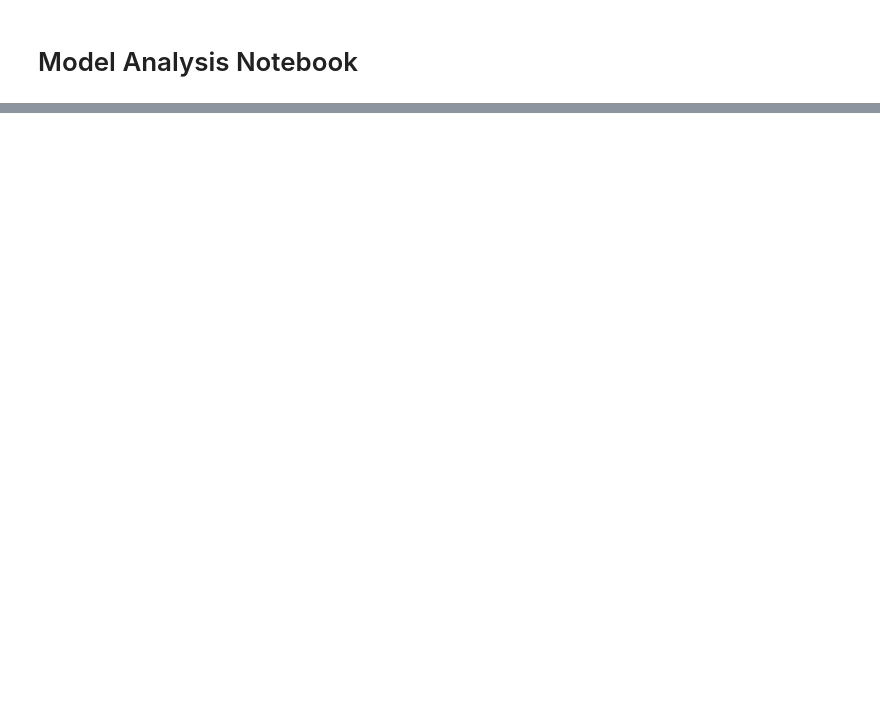
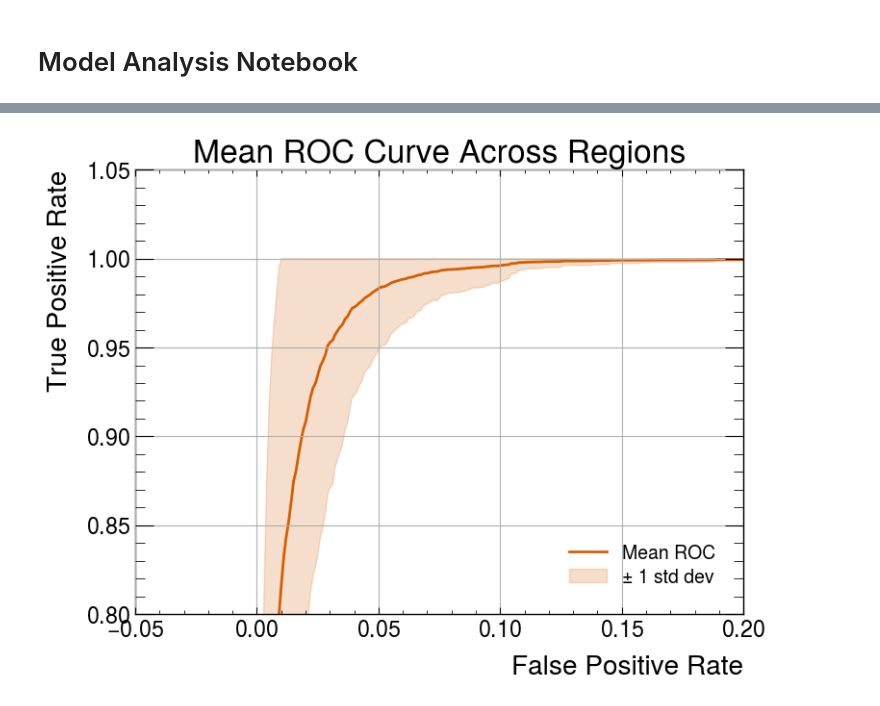
Before and after one commit to lucasbanunes/ringer-zero, a Jupyter notebook: notebooks/model_analysis_torch.ipynb, the cells around one changed output, grey strips where cells are left out. Drawn from its saved outputs; the diff is of its cells as text; code cells hidden in the pictures; blank space fills up the shorter version.

```diff
--- a/notebooks/model_analysis_torch.ipynb
+++ b/notebooks/model_analysis_torch.ipynb
@@ -46,3 +138,36 @@ merged_df.head()
+# %%
+mean_fpr_grid = np.linspace(0.0, 0.2, 200)
+interp_tprs = []
+
+for fpr, tpr in zip(fprs, tprs):
+    interp_tpr = np.interp(mean_fpr_grid, fpr, tpr, left=np.nan, right=np.nan)
+    interp_tprs.append(interp_tpr)
+
+interp_tprs = np.asarray(interp_tprs, dtype=float)
+mean_tpr = np.nanmean(interp_tprs, axis=0)
+std_tpr = np.nanstd(interp_tprs, axis=0)
+
+fig, ax = plt.subplots(figsize=(8, 6))
+ax.plot(mean_fpr_grid, mean_tpr, color="C0", label="Mean ROC")
+ax.fill_between(
+    mean_fpr_grid,
+    np.clip(mean_tpr - std_tpr, 0.0, 1.0),
+    np.clip(mean_tpr + std_tpr, 0.0, 1.0),
+    color="C0",
+    alpha=0.2,
+    label="± 1 std dev",
+)
+
+ax.set_xlim([-.05, .2])
+ax.set_ylim([.8, 1.05])
+ax.grid()
+ax.set_xlabel("False Positive Rate")
+ax.set_ylabel("True Positive Rate")
+ax.set_title("Mean ROC Curve Across Regions")
+ax.legend()
+plt.show()
+# %% [output]
+[figure, added]
 # %%
 fpr, tpr, thresholds = roc_curve(merged_df["label"], merged_df["output"])
 fig, ax = plt.subplots()
```
Also changed, not shown: parts of 7 cells of this notebook, 1 other file.
